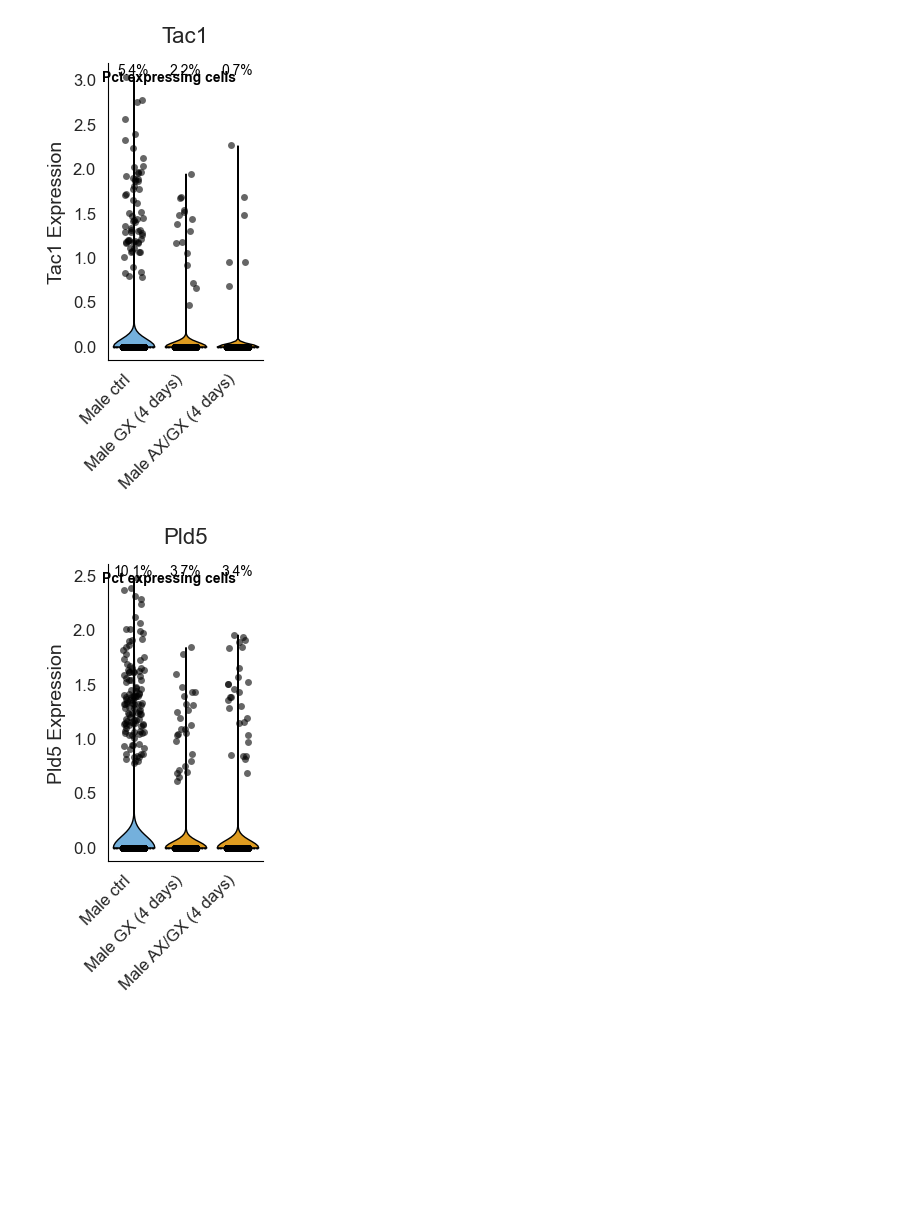
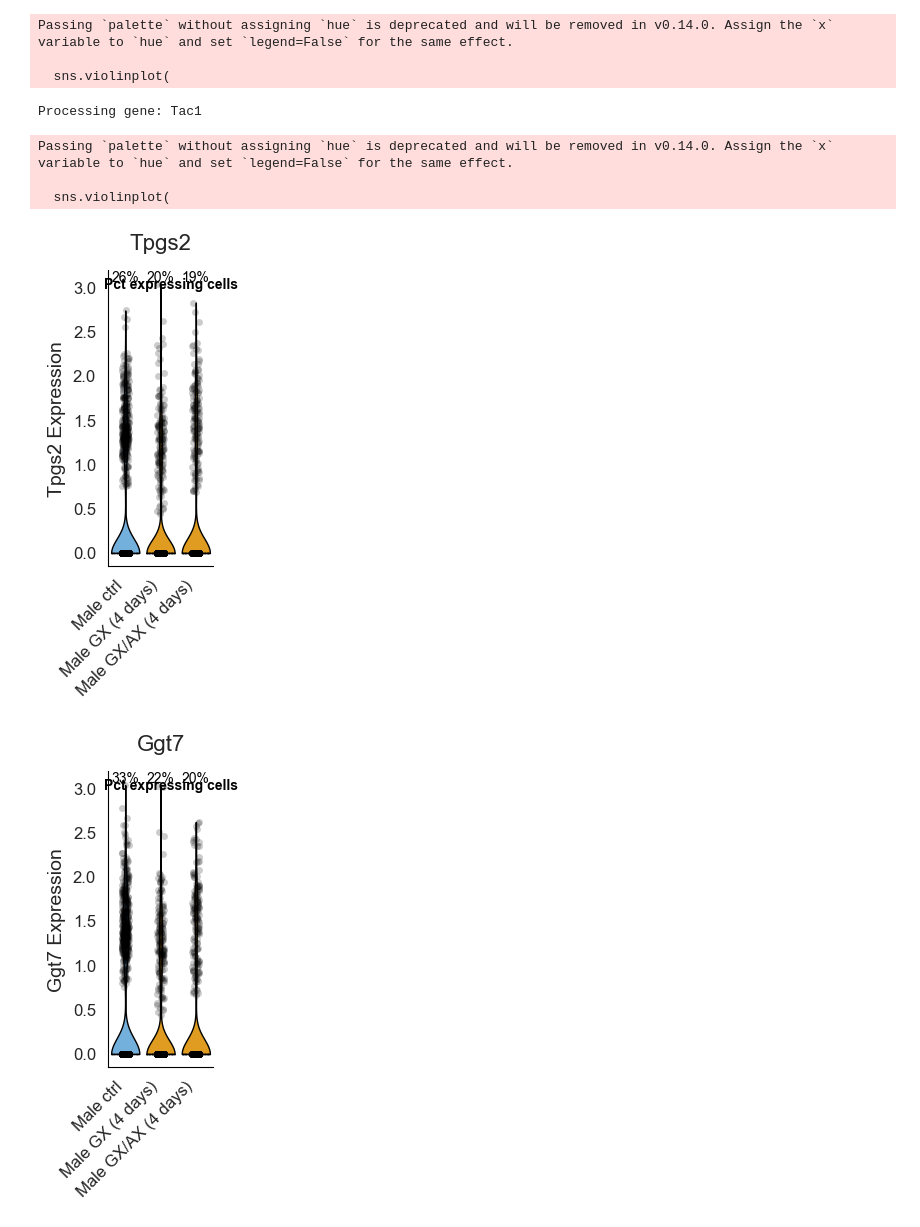
Before and after one commit to Andoniadou-Lab/consensus_pituitary_atlas, a Jupyter notebook: Fig_3/gonadectomy.ipynb, the cells around one changed output. Drawn from its saved outputs; the diff is of its cells as text; code cells hidden in the pictures; blank space fills up the shorter version.

```diff
--- a/Fig_3/gonadectomy.ipynb
+++ b/Fig_3/gonadectomy.ipynb
@@ -13,10 +13,11 @@ file_paths = [
 ]
 
 # Define the names for each sample
-sample_names = ["Male ctrl", "Male GX (4 days)", "Male AX/GX (4 days)"]
+sample_names = ["Male ctrl", "Male GX (4 days)", "Male GX/AX (4 days)"]
 
 # Define the gene of interest for plotting
-gene_of_interests = ["Tac1","Pld5","Megf11"]
+gene_of_interests = ["Tpgs2","Ggt7","Lcn2","Tuft1","Tac1"]
+adatas =[]
 for gene_of_interest in gene_of_interests:
 
     print(f"Processing gene: {gene_of_interest}")
@@ -58,6 +59,7 @@ for gene_of_interest in gene_of_interests:
             # Norm and log1p for actual plotting
             sc.pp.normalize_total(adata, target_sum=1e4)
             sc.pp.log1p(adata)
+            adatas.append(adata)
             expression_values = adata[:, gene_of_interest].X.toarray().flatten()
 
             # Create a temporary DataFrame for the current sample's gene expression
@@ -92,12 +94,25 @@ for gene_of_interest in gene_of_interests:
         plt.rcParams['axes.edgecolor'] = 'black'
 
         # Create the figure and axes for the plot
-        plt.figure(figsize=(2.5, 5)) # Increased width slightly for the new label
+        plt.figure(figsize=(2, 5)) # Increased width slightly for the new label
         ax = plt.gca() # Get the current axes to add annotations
 
         # Define a custom color palette with the specified hex codes
         # This is the key change to apply your desired colors
         colors = ["#63b3ed", "#ffa500", "#ffa500"]
+
+        # Add individual data points (stripplot)
+        sns.stripplot(
+            x='Sample',
+            y='Expression',
+            data=combined_df,
+            color='black',
+            size=5,
+            jitter=0.1,
+            alpha=0.2,
+            ax=ax
+        )
+
 
         # Create the violin plot
         sns.violinplot(
@@ -112,17 +127,7 @@ for gene_of_interest in gene_of_interests:
             ax=ax
         )
 
-        # Add individual data points (stripplot)
-        sns.stripplot(
-            x='Sample',
-            y='Expression',
-            data=combined_df,
-            color='black',
-            size=5,
-            jitter=0.2,
-            alpha=0.6,
-            ax=ax
-        )
+
 
         # Determine a common y-position for the percentage text and its label
         percentage_y_pos = ax.get_ylim()[1] * 0.95
@@ -146,7 +151,7 @@ for gene_of_interest in gene_of_interests:
                 ax.text(
                     idx, # X-position corresponds to the sample index
                     percentage_y_pos, # Y-position near the top of the plot
-                    f'{pct:.1f}%', # Formatted percentage string
+                    f'{pct:.0f}%', # Formatted percentage string
                     ha='center', # Horizontal alignment
                     va='bottom', # Vertical alignment
                     fontsize=10,
@@ -187,2 +193,9 @@ Passing `palette` without assigning `hue` is deprecated and will be removed in v
+Passing `palette` without assigning `hue` is deprecated and will be removed in v0.14.0. Assign the `x` variable to `hue` and set `legend=False` for the same effect.
+
+  sns.violinplot(
+Processing gene: Tac1
+Passing `palette` without assigning `hue` is deprecated and will be removed in v0.14.0. Assign the `x` variable to `hue` and set `legend=False` for the same effect.
+
+  sns.violinplot(
-[figure, old version]
+[figure, new version]
-[figure, old version]
+[figure, new version]
```
Also changed, not shown: parts of 7 cells of this notebook, 10 other files.
